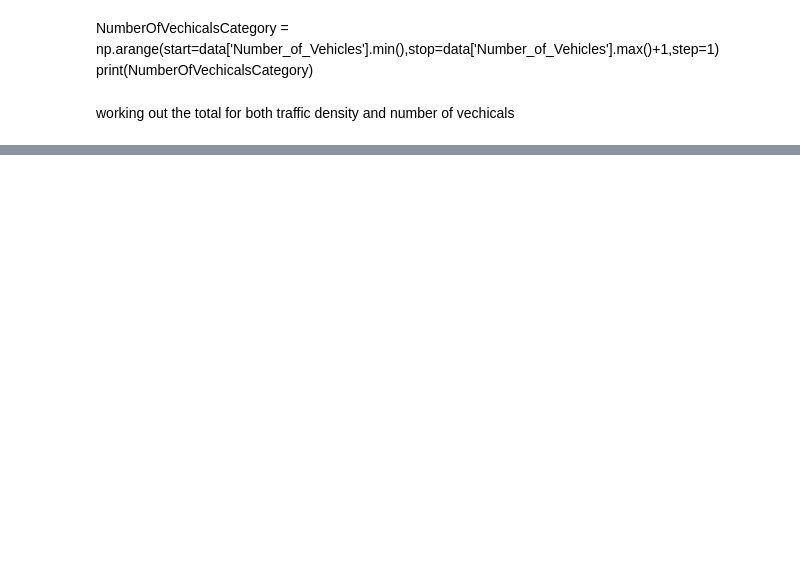
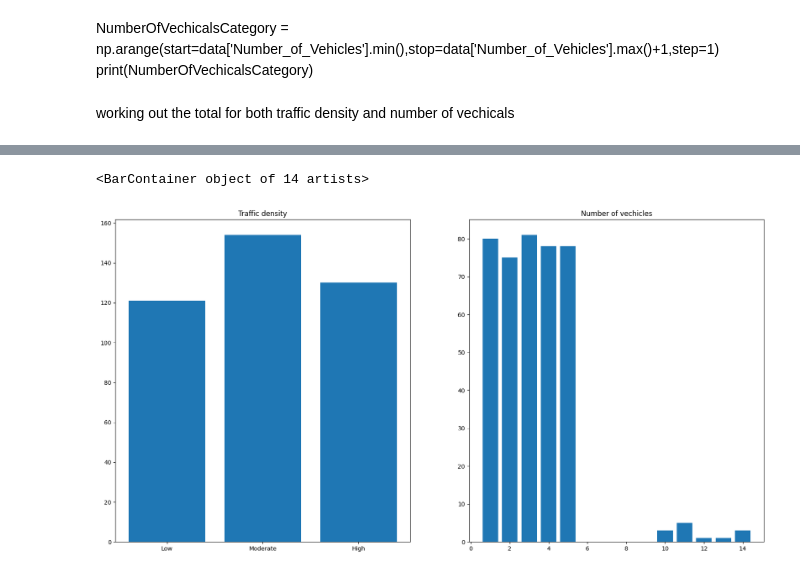
Before and after one commit to bigdog0044/Traffic-Accident-Prediction, a Jupyter notebook: main.ipynb, the cells around one changed output, grey strips where cells are left out. Cells and saved outputs as stored; diff of their text form; code cells hidden in the pictures; blank space fills up the shorter version.

Commit message:
completed the visualisation for the number of vechicles

```diff
--- a/main.ipynb
+++ b/main.ipynb
@@ -106,14 +174,19 @@ for _,value in NumberVechicalTotal:
 # %%
-fig,ax=plt.subplots(1,2,figsize=(15,6))
+fig,ax=plt.subplots(1,2,figsize=(20,10))
 
 ax[0].bar(TrafficDensitylabels,traffic_density_value_total)
 ax[0].set_title("Traffic density")
 
 
 xLabel_vechicle = NumberVechicalTotal[:,0]
-print(xLabel_vechicle)
+yLabel_vechicle = NumberVechicalTotal[:,1]
 
-#ax[1].bar(NumberOfVechicalsCategory,data['Number_of_Vehicles'].value_counts(ascending=True))
+
+ax[1].set_title("Number of vechicles")
+ax[1].bar(xLabel_vechicle,yLabel_vechicle)
+# %% [output]
+<BarContainer object of 14 artists>
+[figure, added]
 # %% [markdown]
 <h2 style="text-align:center>Vechicle type visualisaiton</h2>
 # %%
```
Also changed, not shown: parts of 10 cells of this notebook.
